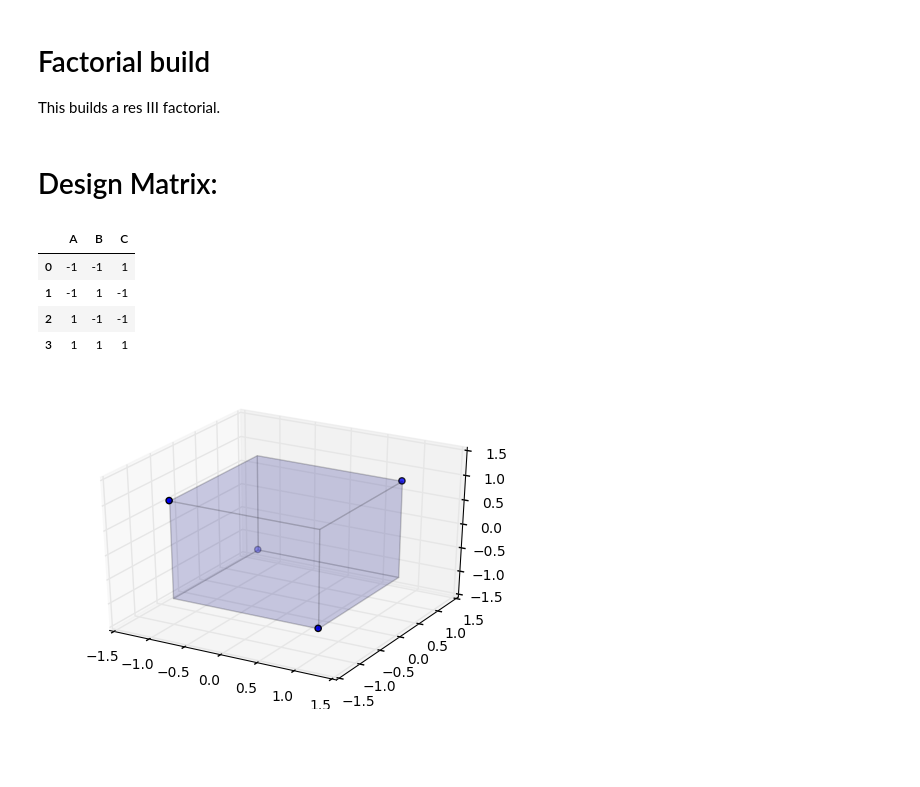
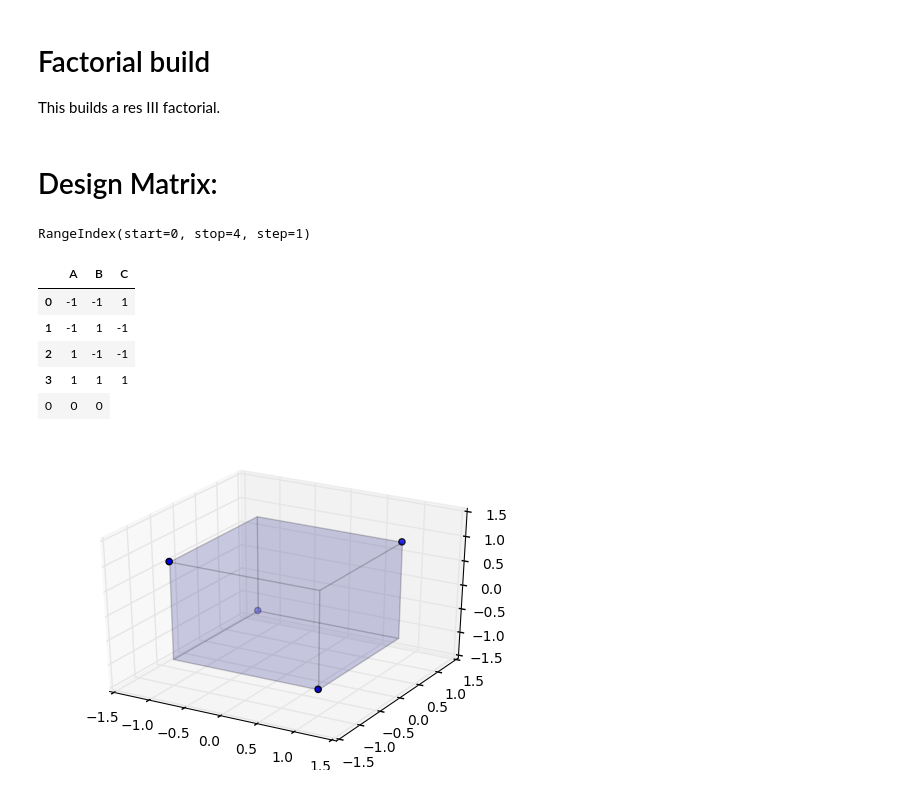
Before and after one commit to hpanderson/dexpy-pymntos, a Jupyter notebook: dexpy-demo.ipynb, the cells around one changed output. Cells and saved outputs as stored; diff of their text form; code cells hidden in the pictures; blank space fills up the shorter version.

Commit message:
Added PrettyPandas for styling dataframes.

```diff
--- a/dexpy-demo.ipynb
+++ b/dexpy-demo.ipynb
@@ -5,16 +5,19 @@ This builds a res III factorial.
 # %%
 import dexpy.factorial
 from IPython.display import display, Markdown
+from prettypandas import PrettyPandas
 design = dexpy.factorial.build_factorial(3, 4)
 display(Markdown("# Design Matrix:"))
-display(design)
+display(PrettyPandas(design))
 # %% [output]
 # Design Matrix:
+RangeIndex(start=0, stop=4, step=1)
 |  | A | B | C |
 | 0 | -1 | -1 | 1 |
 | 1 | -1 | 1 | -1 |
 | 2 | 1 | -1 | -1 |
 | 3 | 1 | 1 | 1 |
+| 0 | 0 | 0 |
 # %%
 import numpy as np
 from mpl_toolkits.mplot3d import Axes3D
```
Also changed, not shown: 1 other file.
